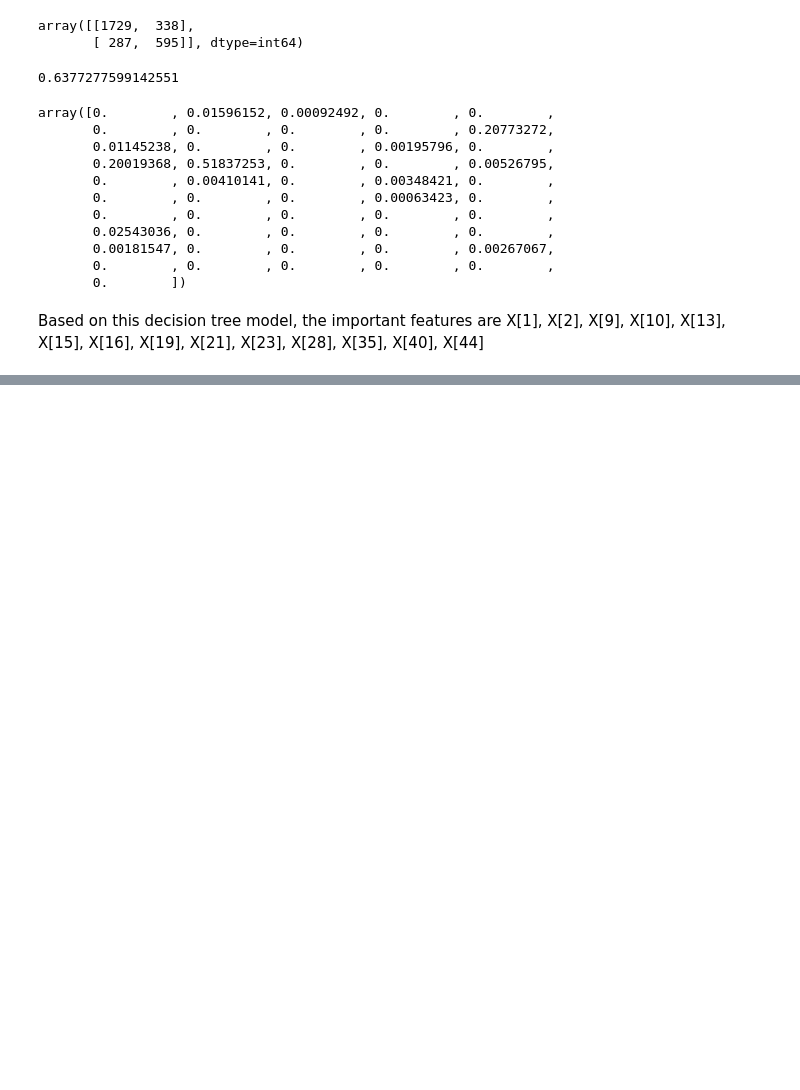
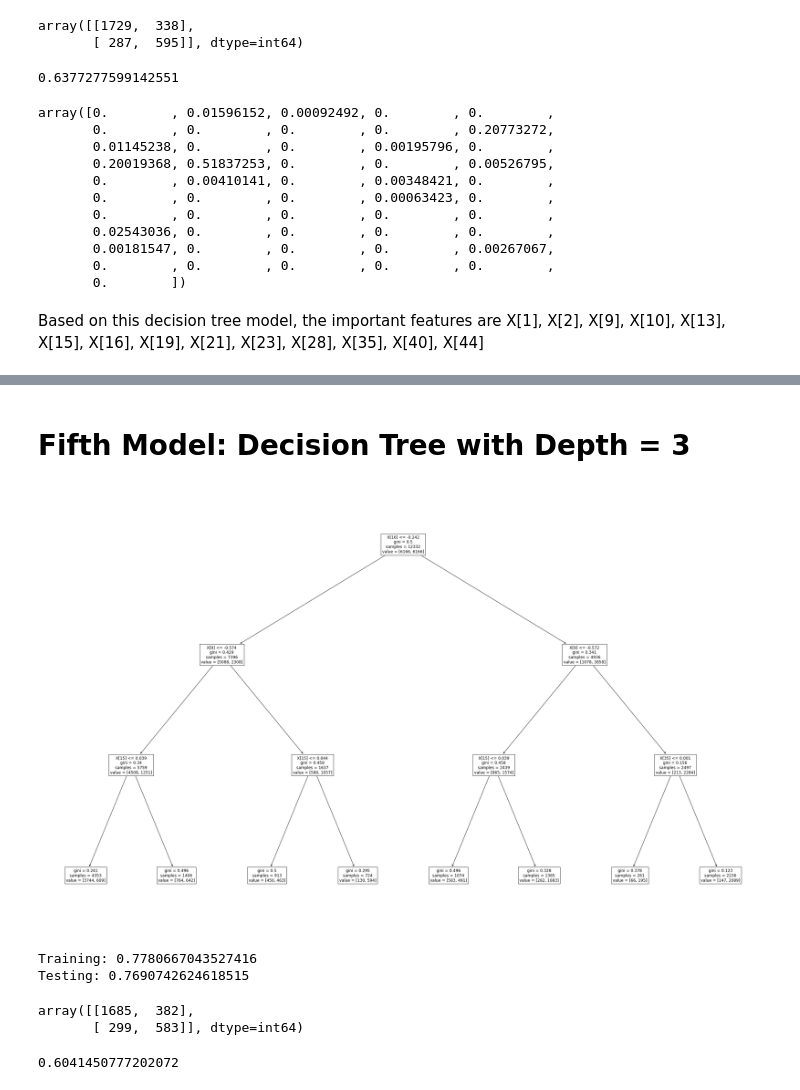
Before and after one commit to mahumabid/H1N1-vaccination-campaign, a Jupyter notebook: virus3.nb.ipynb, the cells around one changed output, grey strips where cells are left out. Saved outputs shown, nothing was run; the diff lists cells and outputs as text; code cells hidden in the pictures; blank space fills up the shorter version.

```diff
--- a/virus3.nb.ipynb
+++ b/virus3.nb.ipynb
@@ -1168,0 +1246,27 @@ Based on this decision tree model, the important features are X[1], X[2], X[9],
+# %% [markdown]
+# Fifth Model: Decision Tree with Depth = 3
+# %%
+tree_clf_3 = DecisionTreeClassifier(max_depth=3, random_state=1337)
+
+tree_clf_3.fit(X_resample, y_resample)
+
+plt.figure(figsize=(40,25))
+
+tree.plot_tree(tree_clf_3, fontsize=12);
+plt.show()
+# %% [output]
+[figure, added]
+# %%
+# Accuracy on Training Data and Test Data
+print('Training:', tree_clf_3.score(X_train_clean, y_train))
+print('Testing:', tree_clf_3.score(X_test_clean, y_test))
+# %% [output]
+Training: 0.7780667043527416
+Testing: 0.7690742624618515
+# %%
+y_pred_5 = tree_clf_3.predict(X_test_clean)
+cm_5 = confusion_matrix(y_test, y_pred_5)
+cm_5
+# %% [output]
+array([[1685,  382],
+       [ 299,  583]], dtype=int64)
@@ -1168,0 +1278,5 @@ Based on this decision tree model, the important features are X[1], X[2], X[9],
+# %%
+prec_5 = tp_5 / (tp_5 + fp_5)
+print(prec_5)
+# %% [output]
+0.6041450777202072
```
Also changed, not shown: parts of 45 cells of this notebook.
